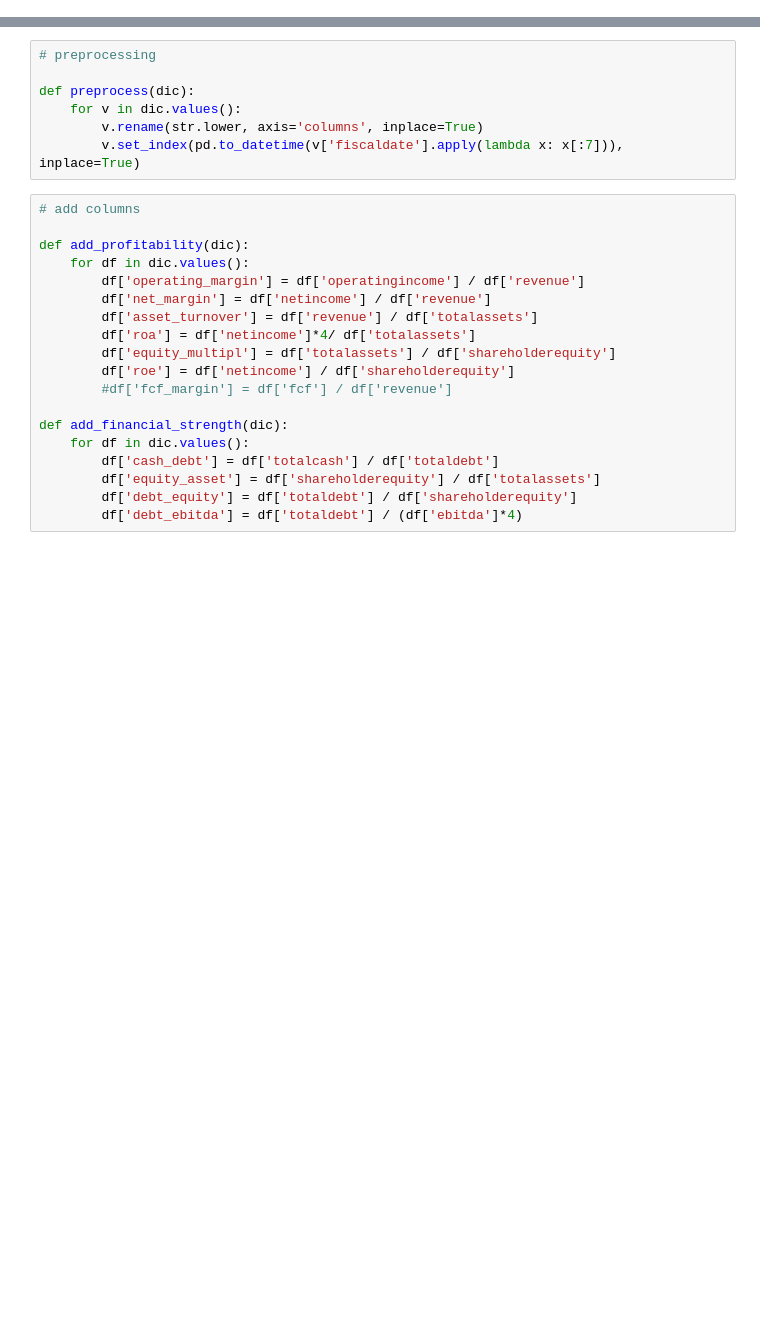
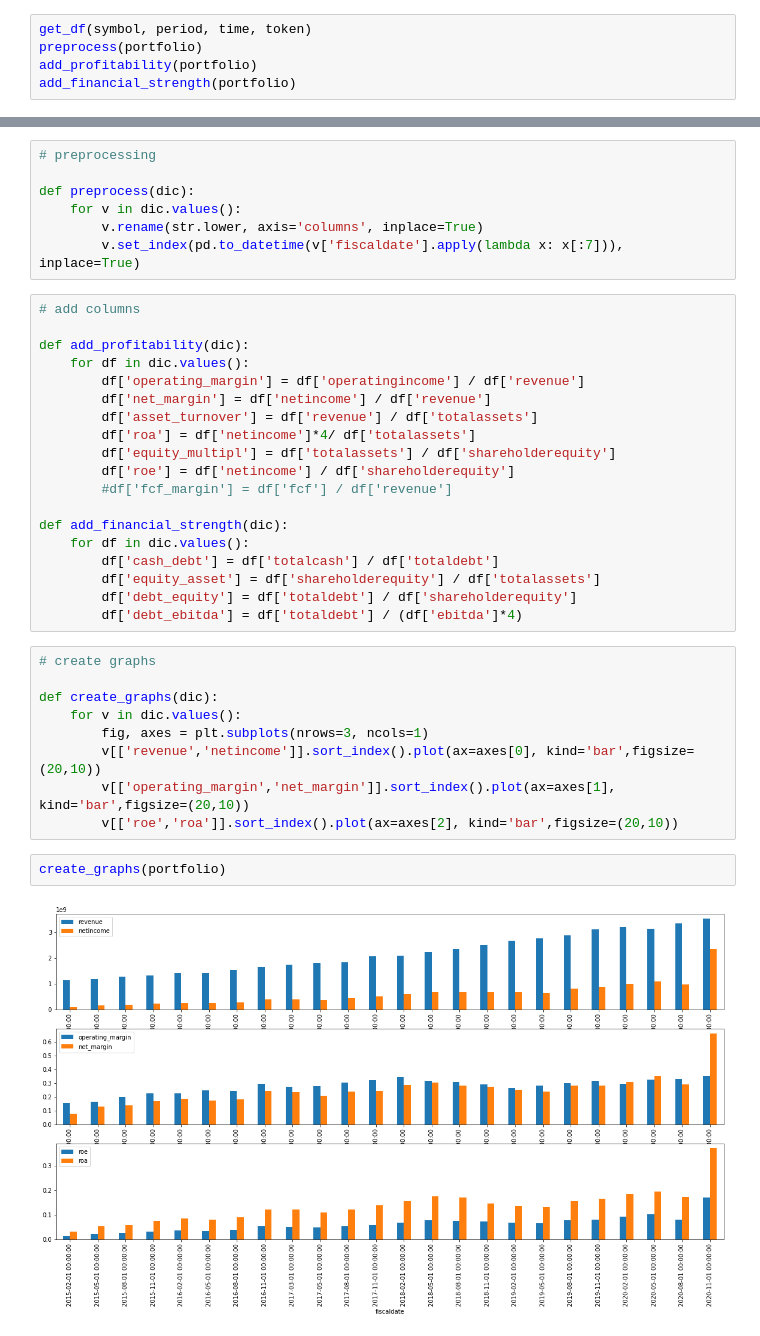
Before and after one commit to Michiel-DK/iex, a Jupyter notebook: Functions.ipynb, the cells around one changed output, grey strips where cells are left out. Saved outputs shown, nothing was run; the diff lists cells and outputs as text; blank space fills up the shorter version.

Commit message:
graph_function

```diff
--- a/Functions.ipynb
+++ b/Functions.ipynb
@@ -16,3 +16,8 @@ time = '24'
 symbol = ["ADBE","CRM"]
 token = 'Tsk_910a8ace8ad14af698bc4a65be1a4219'
 portfolio = {}
+# %%
+get_df(symbol, period, time, token)
+preprocess(portfolio)
+add_profitability(portfolio)
+add_financial_strength(portfolio)
@@ -50,3 +57,16 @@ def add_financial_strength(dic):
         df['equity_asset'] = df['shareholderequity'] / df['totalassets']
         df['debt_equity'] = df['totaldebt'] / df['shareholderequity']
         df['debt_ebitda'] = df['totaldebt'] / (df['ebitda']*4)
+# %%
+# create graphs
+
+def create_graphs(dic):
+    for v in dic.values():
+        fig, axes = plt.subplots(nrows=3, ncols=1)
+        v[['revenue','netincome']].sort_index().plot(ax=axes[0], kind='bar',figsize=(20,10))
+        v[['operating_margin','net_margin']].sort_index().plot(ax=axes[1], kind='bar',figsize=(20,10))
+        v[['roe','roa']].sort_index().plot(ax=axes[2], kind='bar',figsize=(20,10))
+# %%
+create_graphs(portfolio)
+# %% [output]
+[figure, added]
```
Also changed, not shown: parts of 2 cells of this notebook.
